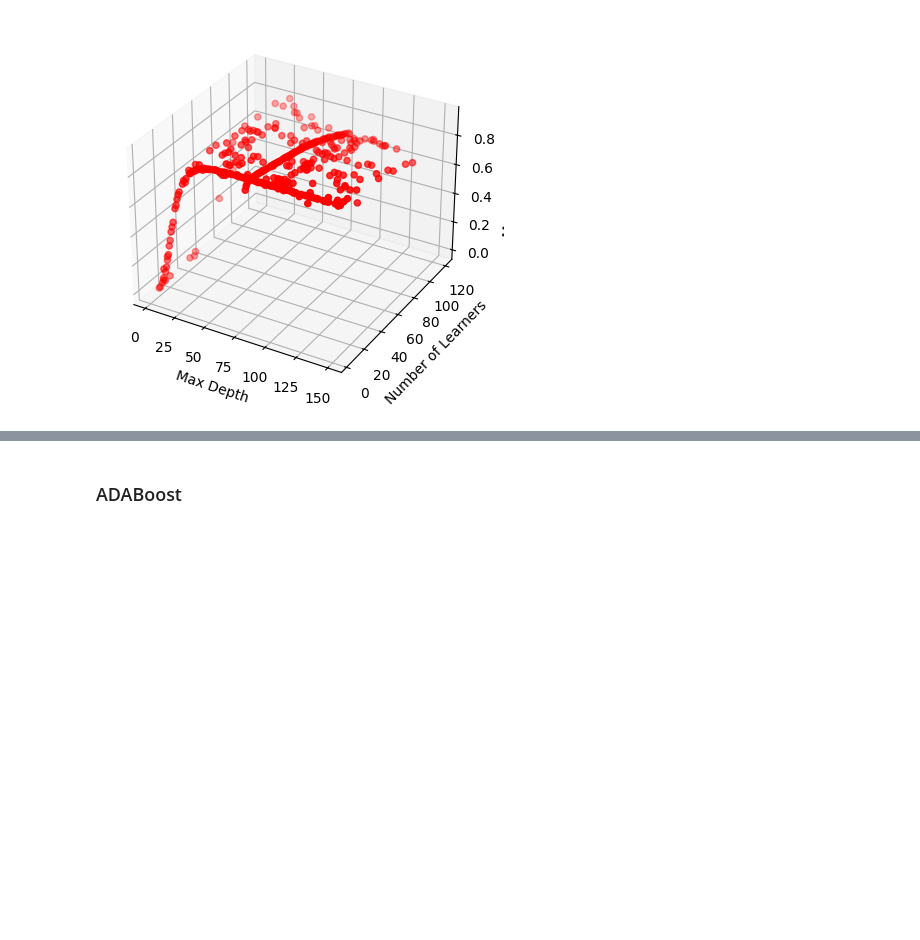
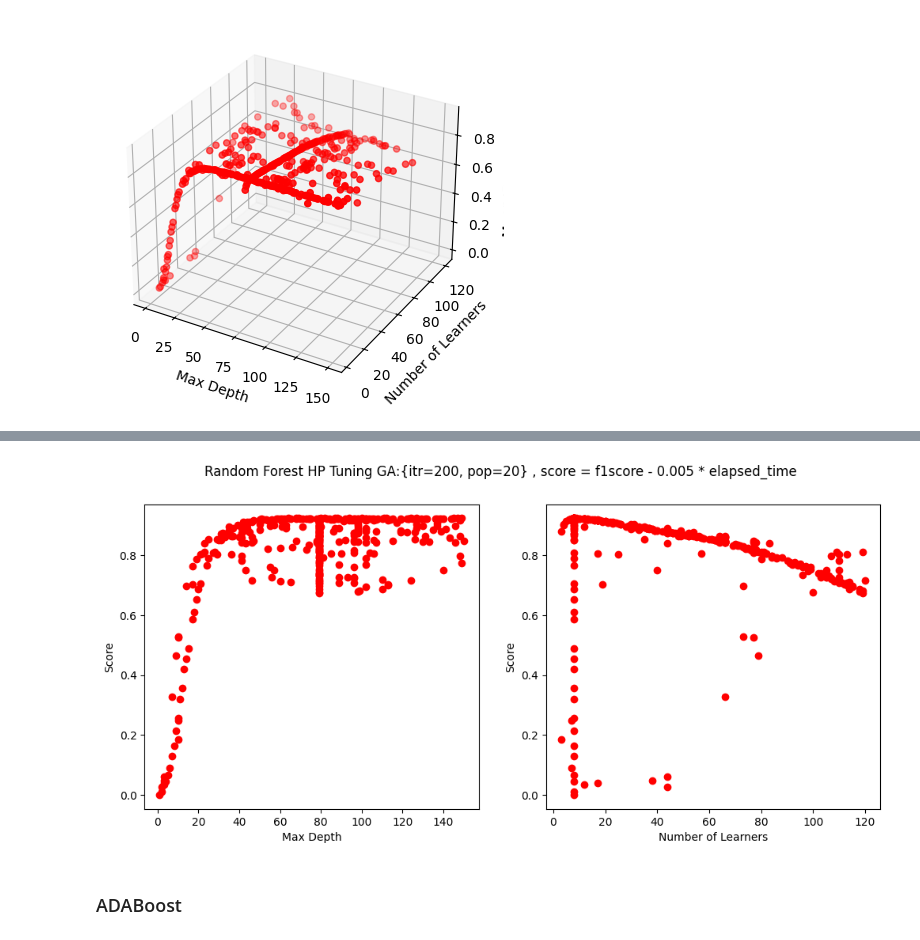
Before and after one commit to hmda77/Ensemble-Indoor-Loc, a Jupyter notebook: Boosting_Algorithm/Genetic Algorithm Hyperparameters Tuning/Simple_GA_Implementation.ipynb, the cells around one changed output, grey strips where cells are left out. Cells and saved outputs as stored; diff of their text form; code cells hidden in the pictures; blank space fills up the shorter version.

```diff
--- a/Boosting_Algorithm/Genetic Algorithm Hyperparameters Tuning/Simple_GA_Implementation.ipynb
+++ b/Boosting_Algorithm/Genetic Algorithm Hyperparameters Tuning/Simple_GA_Implementation.ipynb
@@ -1159,3 +1176,19 @@ plt.show()
+# %%
+fig = plt.figure(figsize=(12,5))
+ax = fig.add_subplot(121)
+ax.scatter(mean_scores_array[:, 0], list(mean_scores.values()), c='r', marker='o')
+
+ax.set_xlabel('Max Depth')
+ax.set_ylabel('Score')
+
+ax = fig.add_subplot(122)
+ax.scatter(mean_scores_array[:, 1], list(mean_scores.values()), c='r', marker='o')
+ax.set_xlabel('Number of Learners')
+ax.set_ylabel('Score')
+fig.suptitle('Random Forest HP Tuning GA:{itr=200, pop=20} , score = f1score - 0.005 * elapsed_time')
+plt.show()
+# %% [output]
+[figure, added]
 # %%
 import plotly.graph_objects as go
 
```
Also changed, not shown: parts of 10 cells of this notebook, 3 other files.
